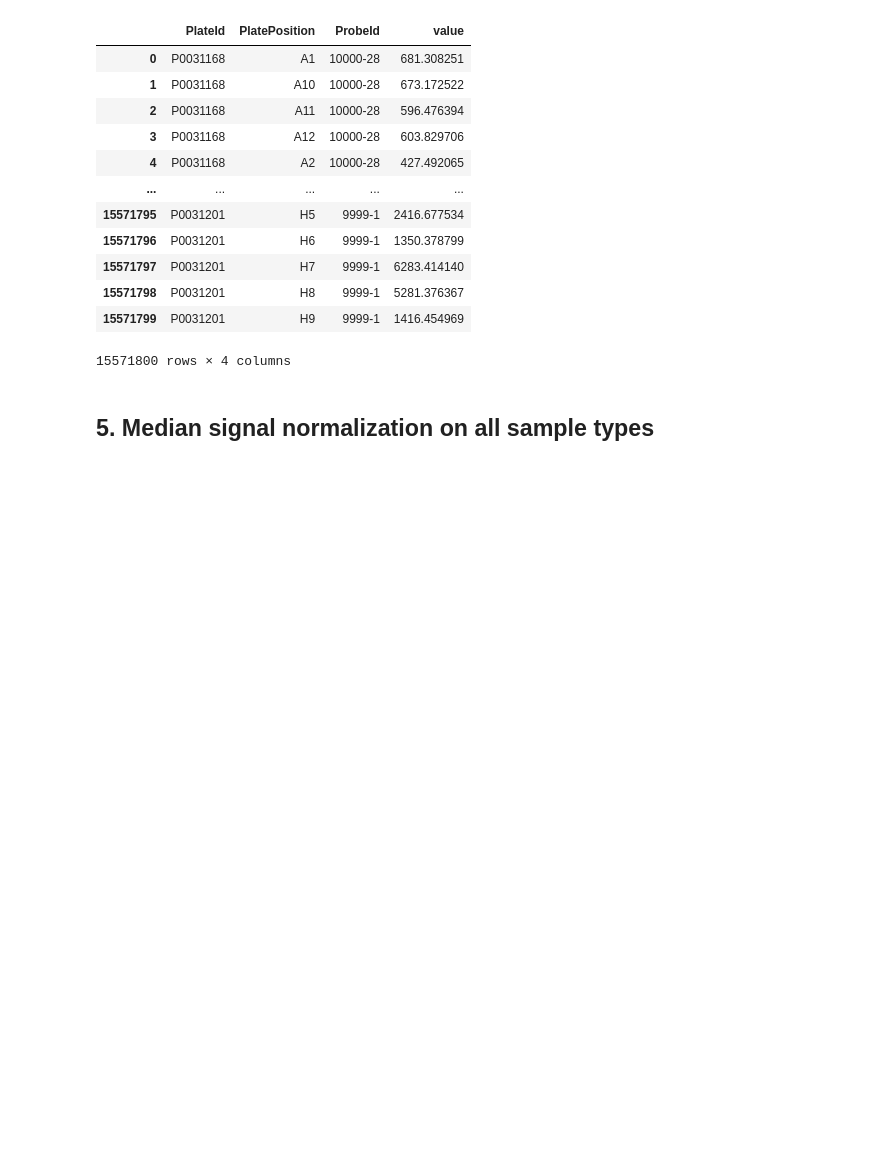
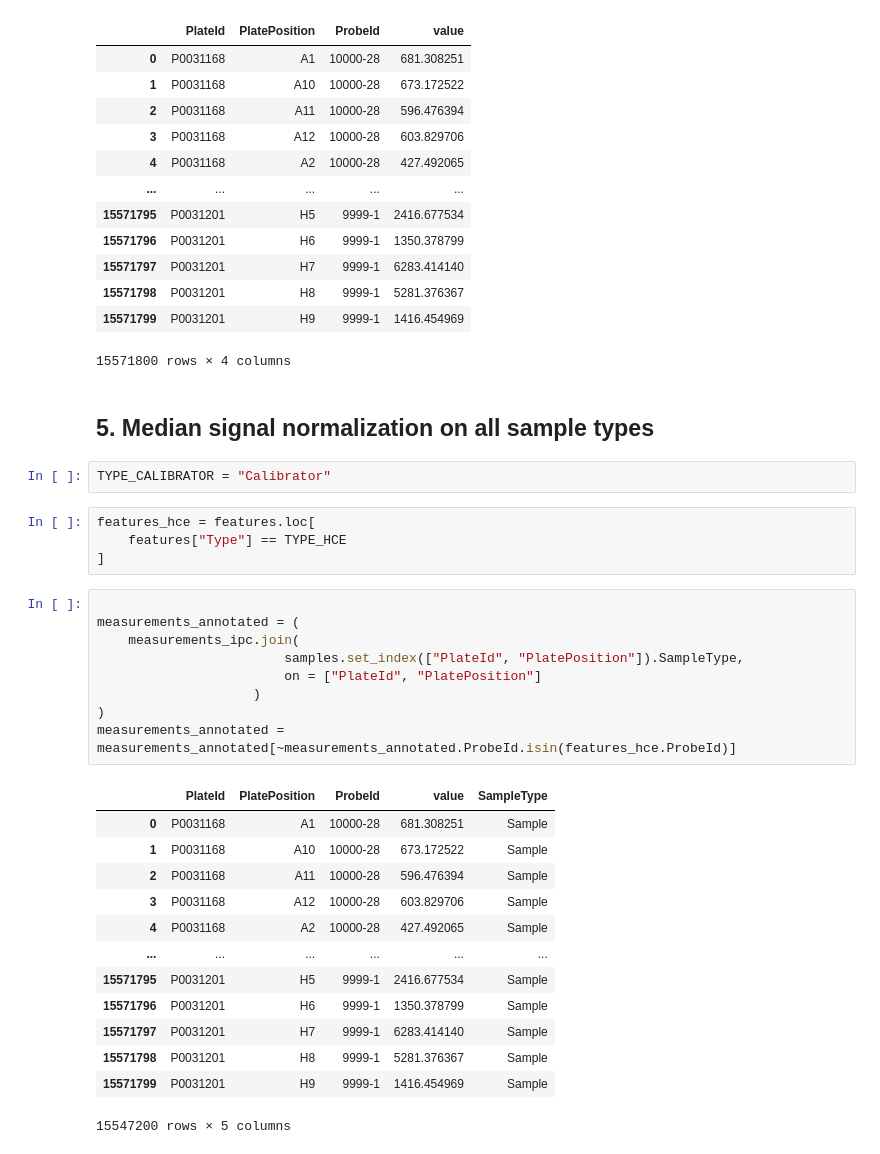
Before and after one commit to AnthonyOfSeattle/domino-somascan-pipeline, a Jupyter notebook: notebooks/2026_08_27_normalize_data.ipynb, the cells around one changed output. Drawn from its saved outputs; the diff is of its cells as text; blank space fills up the shorter version.

Commit message:
Add prototype code for all sample median normalization

```diff
--- a/notebooks/2026_08_27_normalize_data.ipynb
+++ b/notebooks/2026_08_27_normalize_data.ipynb
@@ -318,3 +318,32 @@ measurements_ipc
 15571800 rows × 4 columns
 # %% [markdown]
 ## 5. Median signal normalization on all sample types
+# %%
+TYPE_CALIBRATOR = "Calibrator"
+# %%
+features_hce = features.loc[
+    features["Type"] == TYPE_HCE
+]
+# %%
+
+measurements_annotated = (
+    measurements_ipc.join(
+                        samples.set_index(["PlateId", "PlatePosition"]).SampleType,
+                        on = ["PlateId", "PlatePosition"]
+                    )
+)
+measurements_annotated = measurements_annotated[~measurements_annotated.ProbeId.isin(features_hce.ProbeId)]
+# %% [output]
+|  | PlateId | PlatePosition | ProbeId | value | SampleType |
+| 0 | P0031168 | A1 | 10000-28 | 681.308251 | Sample |
+| 1 | P0031168 | A10 | 10000-28 | 673.172522 | Sample |
+| 2 | P0031168 | A11 | 10000-28 | 596.476394 | Sample |
+| 3 | P0031168 | A12 | 10000-28 | 603.829706 | Sample |
+| 4 | P0031168 | A2 | 10000-28 | 427.492065 | Sample |
+| ... | ... | ... | ... | ... | ... |
+| 15571795 | P0031201 | H5 | 9999-1 | 2416.677534 | Sample |
+| 15571796 | P0031201 | H6 | 9999-1 | 1350.378799 | Sample |
+| 15571797 | P0031201 | H7 | 9999-1 | 6283.414140 | Sample |
+| 15571798 | P0031201 | H8 | 9999-1 | 5281.376367 | Sample |
+| 15571799 | P0031201 | H9 | 9999-1 | 1416.454969 | Sample |
+15547200 rows × 5 columns
```
Also changed, not shown: parts of 3 cells of this notebook.
